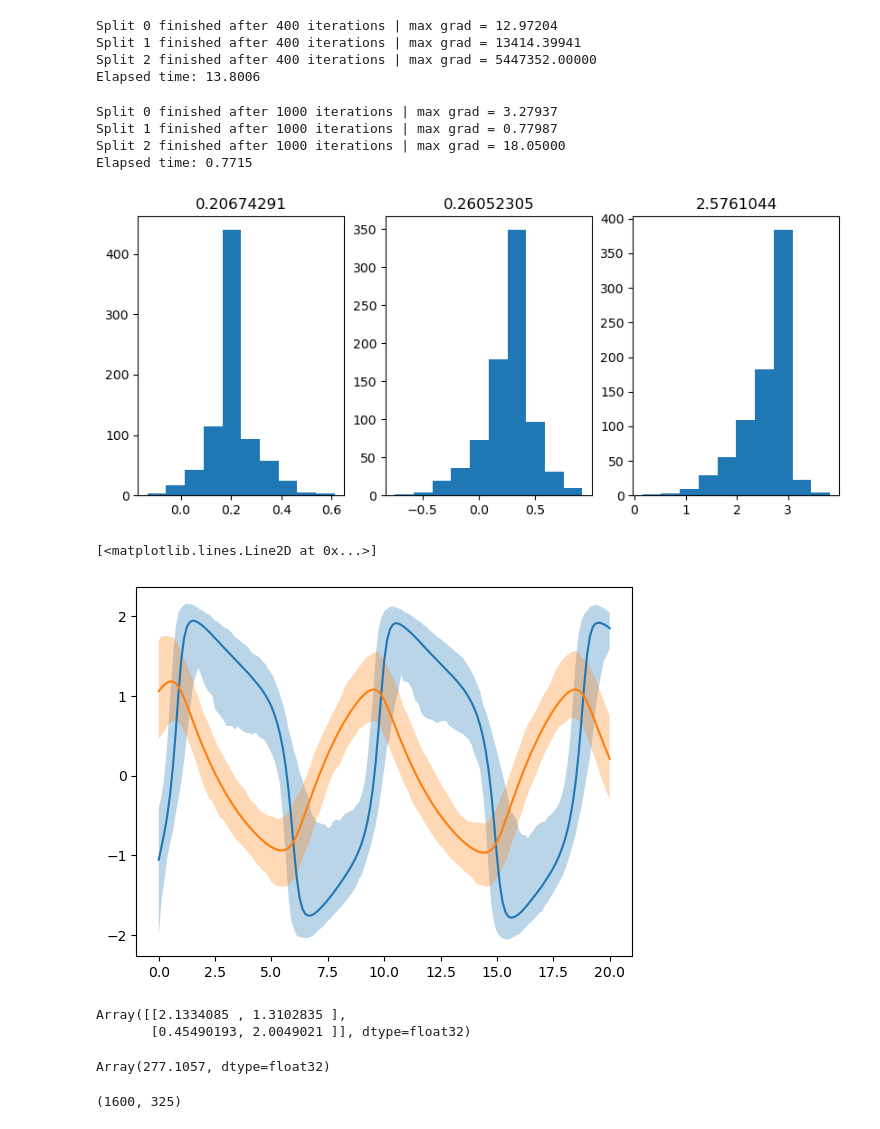
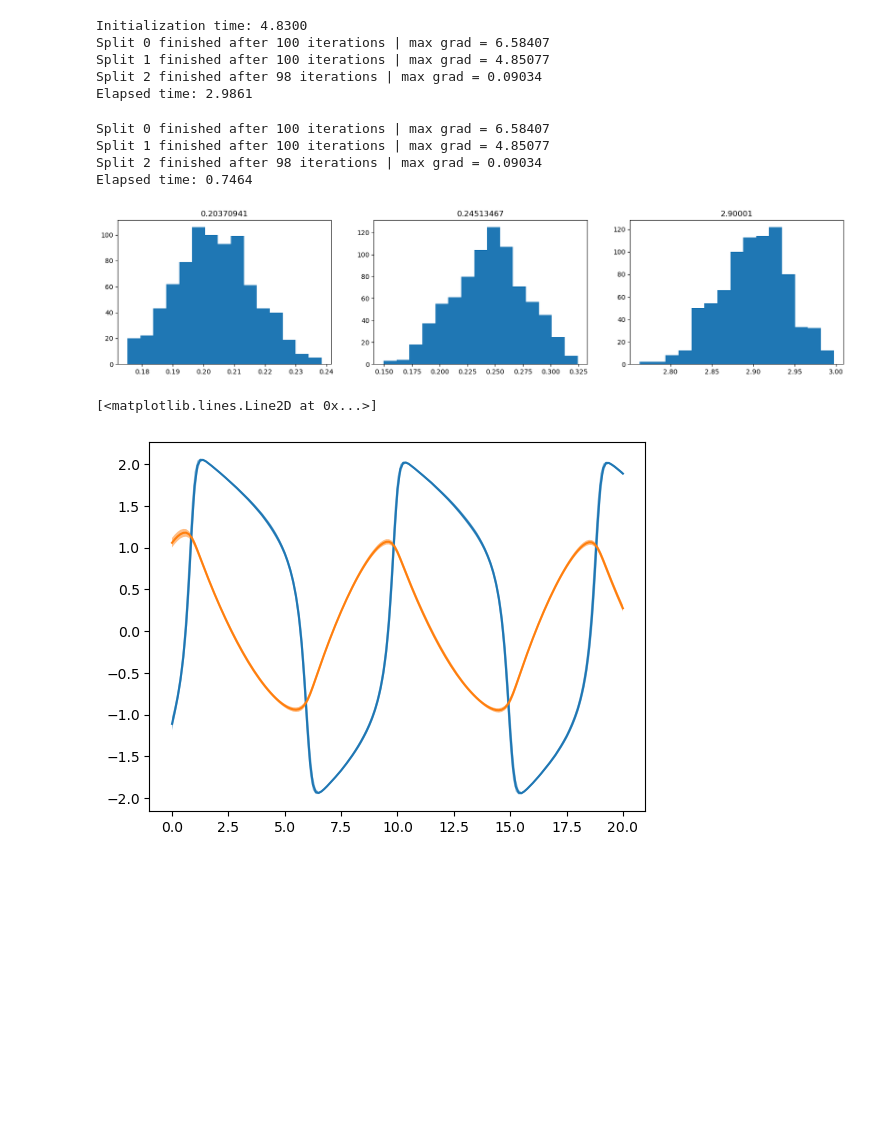
Before and after one commit to jsliu02/magi_msvgd, a Jupyter notebook: magi_msvgd/JAX Testing.ipynb, the cells around one changed output. Cells and saved outputs as stored; diff of their text form; code cells hidden in the pictures; blank space fills up the shorter version.

```diff
--- a/magi_msvgd/JAX Testing.ipynb
+++ b/magi_msvgd/JAX Testing.ipynb
@@ -34,7 +34,7 @@ def ode(X, theta, t=None):
     return jnp.stack([c * (V - V**3/3 + R),
                         -1/c * (V - a + b*R)])
 # %%
-data = pd.read_csv('y.csv').to_numpy()
+data = pd.read_csv('y.csv', header=None).to_numpy()
 I = np.arange(0, 20.1, 0.125)
 full = np.full((I.shape[0], data.shape[1]), np.nan)
 full[:,0] = I
@@ -53,48 +53,45 @@ start = time.time()
 solver = MAGI(ode, full, [1, 1, 1], theta_conf=[0,0,0], sigmas=[0.2, 0.2])
 
 solver.put(dtype, jax.devices()[0])
+end = time.time()
+print(f"Initialization time: {end - start:.4f}")
 
-solver.solve(k=200, sigma_init=0.2, mitosis_splits=2, optimizer_kwargs={'learning_rate': 5e-3}, atol=0.1, rtol=0, max_iter=400)
+start = time.time()
+solver.solve(k=200, sigma_init=0.01, mitosis_splits=2, optimizer_kwargs={'learning_rate': 0.01}, atol=0.1, rtol=0, max_iter=100)
 end = time.time()
 print(f"Elapsed time: {end - start:.4f}")
 # %% [output]
-Split 0 finished after 400 iterations | max grad = 12.97204
-Split 1 finished after 400 iterations | max grad = 13414.39941
-Split 2 finished after 400 iterations | max grad = 5447352.00000
-Elapsed time: 13.8006
+Initialization time: 4.8300
+Split 0 finished after 100 iterations | max grad = 6.58407
+Split 1 finished after 100 iterations | max grad = 4.85077
+Split 2 finished after 98 iterations | max grad = 0.09034
+Elapsed time: 2.9861
 # %%
 solver.particles = None
 start = time.time()
-thetas, Xs, sigmas = solver.solve(k=200, sigma_init=0.01, mitosis_splits=2, optimizer_kwargs={'learning_rate': 0.01}, atol=0.1, rtol=0, max_iter=1000)
+solver.__init__(ode, full, [1, 1, 1], theta_conf=[0,0,0], sigmas=[0.2, 0.2])
+Xs, thetas, sigmas = solver.solve(k=200, sigma_init=0.01, mitosis_splits=2, optimizer_kwargs={'learning_rate': 0.01}, atol=0.1, rtol=0, max_iter=100)
+jax.block_until_ready(thetas)
 end = time.time()
 print(f"Elapsed time: {end - start:.4f}")
 # %% [output]
-Split 0 finished after 1000 iterations | max grad = 3.27937
-Split 1 finished after 1000 iterations | max grad = 0.77987
-Split 2 finished after 1000 iterations | max grad = 18.05000
-Elapsed time: 0.7715
+Split 0 finished after 100 iterations | max grad = 6.58407
+Split 1 finished after 100 iterations | max grad = 4.85077
+Split 2 finished after 98 iterations | max grad = 0.09034
+Elapsed time: 0.7464
 # %%
-fig, ax = plt.subplots(1, 3, figsize=(10, 4))
+fig, ax = plt.subplots(1, 3, figsize=(20, 4))
 for i in range(3):
-    ax[i].hist(thetas[:,i])
+    ax[i].hist(thetas[:,i], bins=15)
     ax[i].set_title(thetas[:,i].mean())
 # %% [output]
-[figure, old version]
+[figure, new version]
 # %%
-plt.fill_between(solver.I.flatten(), jnp.quantile(Xs[:,:,0], 0.025, axis=0), jnp.quantile(Xs[:,:,0], 0.975, axis=0), alpha=0.3)
+plt.fill_between(solver.I.flatten(), jnp.quantile(Xs[:,:,0], 0.025, axis=0), jnp.quantile(Xs[:,:,0], 0.975, axis=0), alpha=0.5)
 plt.plot(solver.I, Xs.mean(axis=0)[:,0])
 
-plt.fill_between(solver.I.flatten(), jnp.quantile(Xs[:,:,1], 0.025, axis=0), jnp.quantile(Xs[:,:,1], 0.975, axis=0), alpha=0.3)
+plt.fill_between(solver.I.flatten(), jnp.quantile(Xs[:,:,1], 0.025, axis=0), jnp.quantile(Xs[:,:,1], 0.975, axis=0), alpha=0.5)
 plt.plot(solver.I, Xs.mean(axis=0)[:,1])
 # %% [output]
 [<matplotlib.lines.Line2D at 0x...>]
-[figure, old version]
+[figure, new version]
-# %%
-solver.phis
-# %% [output]
-Array([[2.1334085 , 1.3102835 ],
-       [0.45490193, 2.0049021 ]], dtype=float32)
-# %%
-solver.K_invs.mean()
-# %% [output]
-Array(277.1057, dtype=float32)
@@ -108,4 +97,0 @@ X = jnp.reshape(particles[:,solver.p:solver.p+solver.D*solver.n], (particles.sha
-# %%
-particles.shape
-# %% [output]
-(1600, 325)
```
Also changed, not shown: parts of 5 cells of this notebook, 3 other files.
